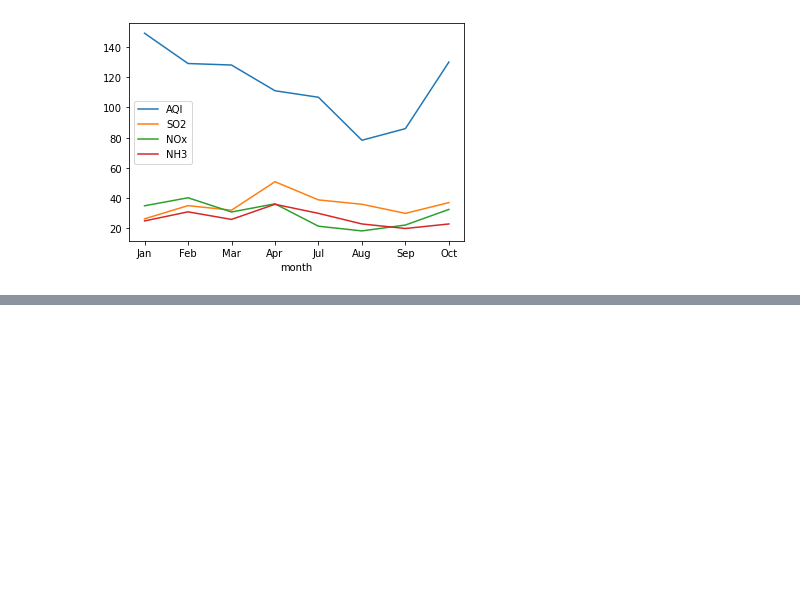
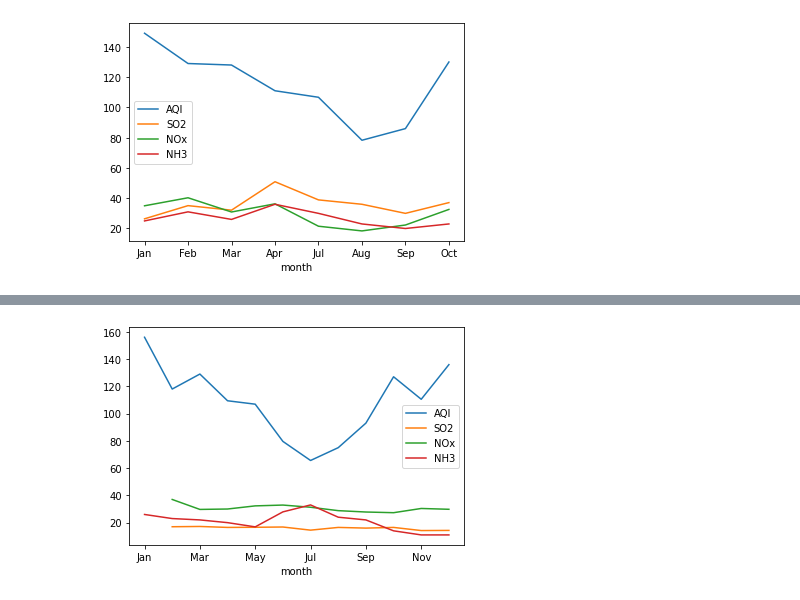
Before and after one commit to danileahacker/Air-Quality-in-Hyderabad-Pollution-Analysis, a Jupyter notebook: pollution_eda.ipynb, the cells around one changed output, grey strips where cells are left out. Drawn from its saved outputs; the diff is of its cells as text; code cells hidden in the pictures; blank space fills up the shorter version.

```diff
--- a/pollution_eda.ipynb
+++ b/pollution_eda.ipynb
@@ -303,0 +310,5 @@ graph_2017_bottom;
+# %%
+graph_2018_bottom = aqi_2018.plot(x='month', y=['AQI', 'SO2', 'NOx', 'NH3'])
+graph_2018_bottom;
+# %% [output]
+[figure, added]
```
Also changed, not shown: parts of 1 cell of this notebook.
